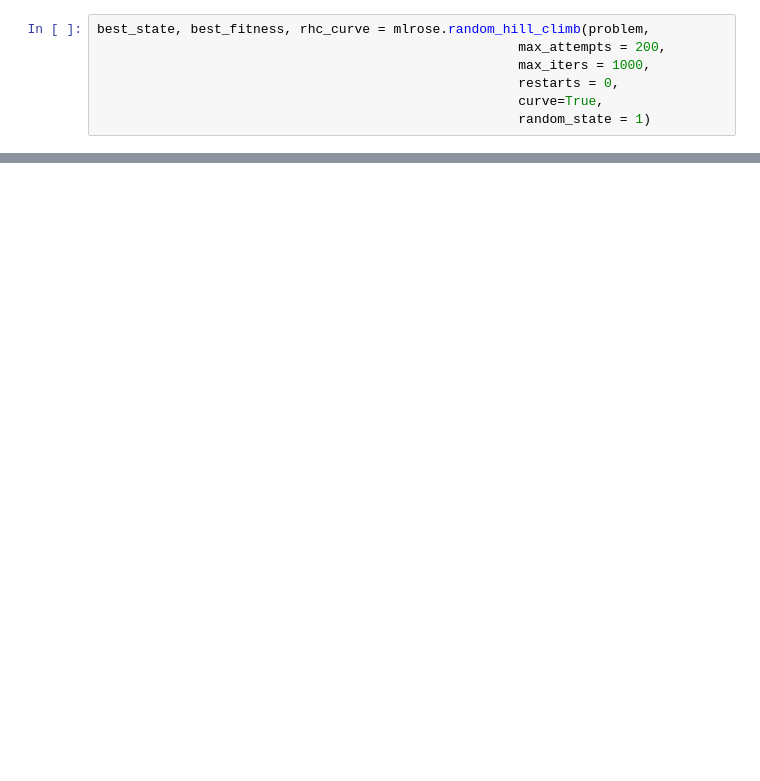
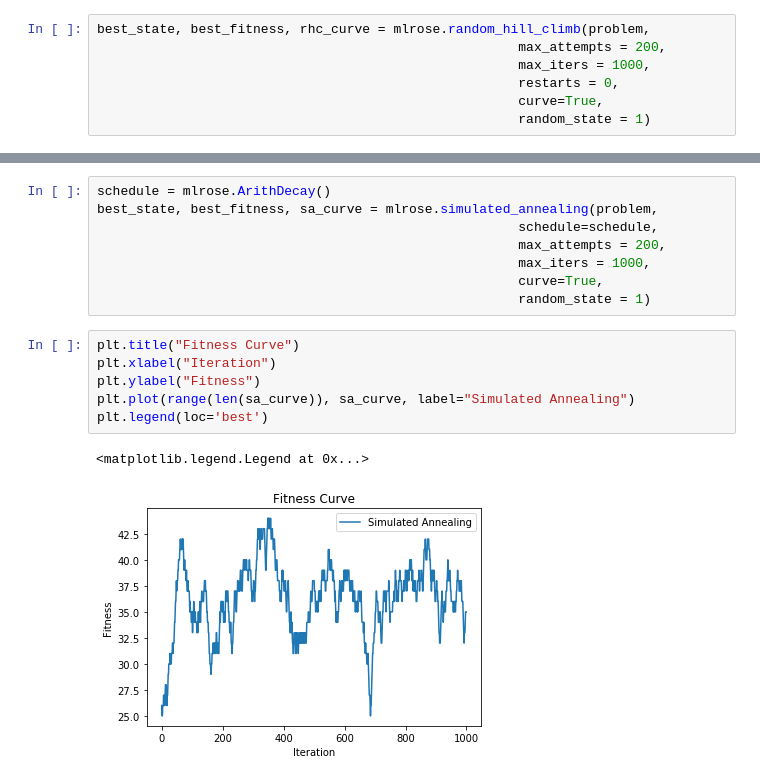
Before and after one commit to 6r0k3d/ml-intro-redux, a Jupyter notebook: project2/OneMax.ipynb, the cells around one changed output, grey strips where cells are left out. Cells and saved outputs as stored; diff of their text form; blank space fills up the shorter version.

```diff
--- a/project2/OneMax.ipynb
+++ b/project2/OneMax.ipynb
@@ -26,0 +33,17 @@ best_state, best_fitness, sa_curve = mlrose.simulated_annealing(problem,
+# %%
+schedule = mlrose.ArithDecay()
+best_state, best_fitness, sa_curve = mlrose.simulated_annealing(problem,
+                                                      schedule=schedule,
+                                                      max_attempts = 200,
+                                                      max_iters = 1000,
+                                                      curve=True,
+                                                      random_state = 1)
+# %%
+plt.title("Fitness Curve")
+plt.xlabel("Iteration")
+plt.ylabel("Fitness")
+plt.plot(range(len(sa_curve)), sa_curve, label="Simulated Annealing")
+plt.legend(loc='best')
+# %% [output]
+<matplotlib.legend.Legend at 0x...>
+[figure, added]
```
Also changed, not shown: parts of 17 cells of this notebook, 5 other files.
